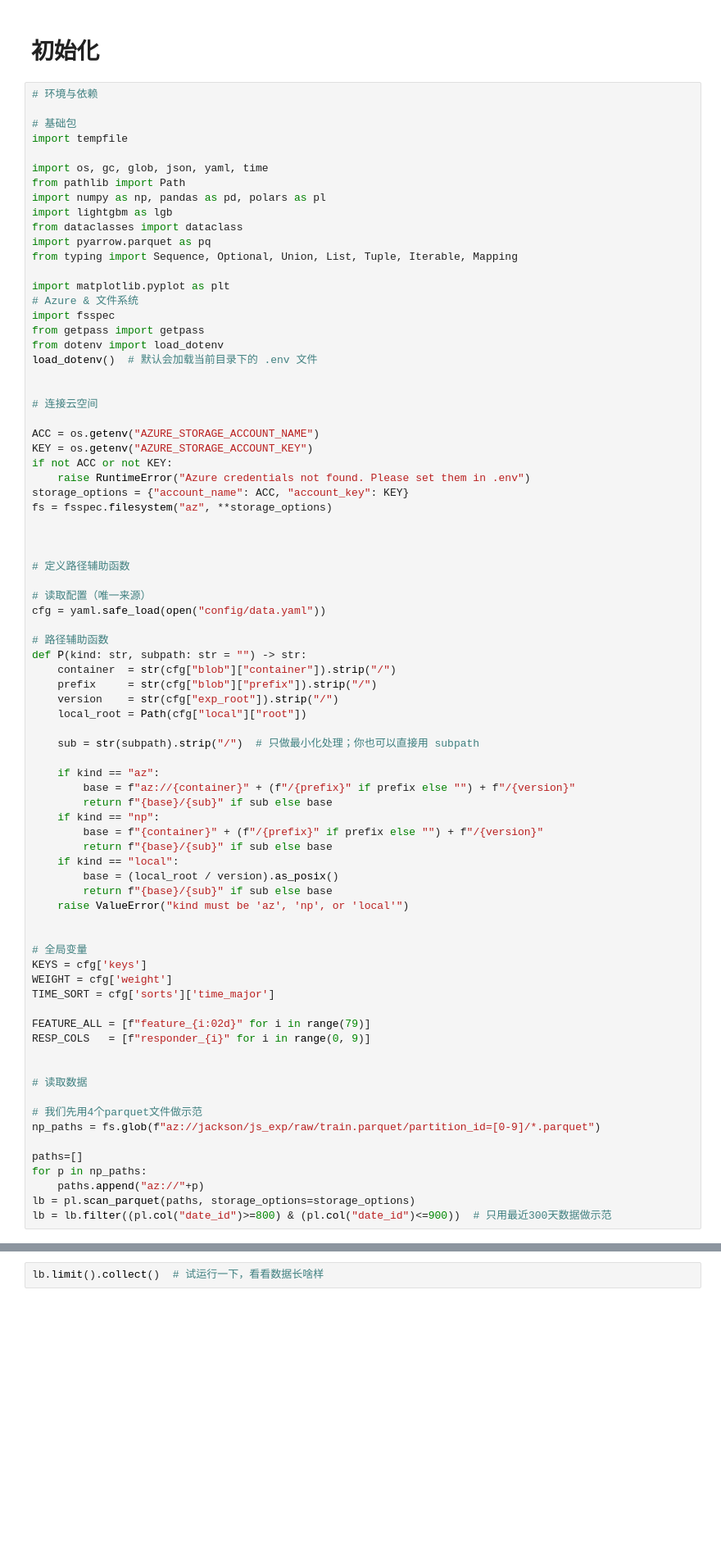
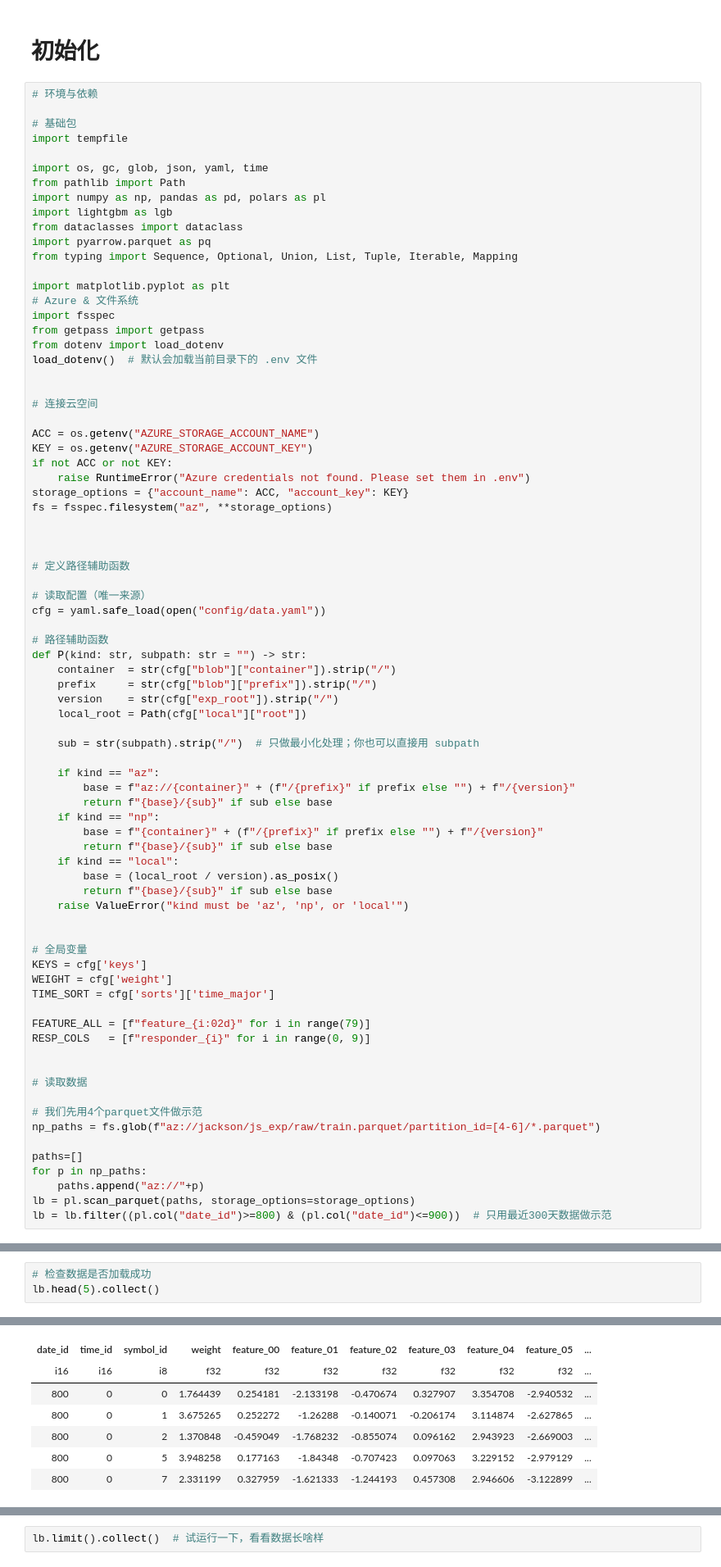
Before and after one commit to Jackson00Han/Jane-Street-Time-Series-Forecasting, a Jupyter notebook: main.ipynb, the cells around one changed output, grey strips where cells are left out. Shown at 82% size. Cells and saved outputs as stored; diff of their text form; blank space fills up the shorter version.

Commit message:
all files donw, ready to train full data

```diff
--- a/main.ipynb
+++ b/main.ipynb
@@ -71,7 +71,7 @@ RESP_COLS   = [f"responder_{i}" for i in range(0, 9)]
 # 读取数据
 
 # 我们先用4个parquet文件做示范
-np_paths = fs.glob(f"az://jackson/js_exp/raw/train.parquet/partition_id=[0-9]/*.parquet")
+np_paths = fs.glob(f"az://jackson/js_exp/raw/train.parquet/partition_id=[4-6]/*.parquet")
 
 paths=[]
 for p in np_paths:
@@ -85,0 +81,4 @@ good
+# %%
+# 检查数据是否加载成功
+lb.head(5).collect()
+# %% [output]
@@ -86,3 +86,10 @@ good
+| date_id | time_id | symbol_id | weight | feature_00 | feature_01 | feature_02 | feature_03 | feature_04 | feature_05 | ... |
+| i16 | i16 | i8 | f32 | f32 | f32 | f32 | f32 | f32 | f32 | ... |
+| 800 | 0 | 0 | 1.764439 | 0.254181 | -2.133198 | -0.470674 | 0.327907 | 3.354708 | -2.940532 | ... |
+| 800 | 0 | 1 | 3.675265 | 0.252272 | -1.26288 | -0.140071 | -0.206174 | 3.114874 | -2.627865 | ... |
+| 800 | 0 | 2 | 1.370848 | -0.459049 | -1.768232 | -0.855074 | 0.096162 | 2.943923 | -2.669003 | ... |
+| 800 | 0 | 5 | 3.948258 | 0.177163 | -1.84348 | -0.707423 | 0.097063 | 3.229152 | -2.979129 | ... |
+| 800 | 0 | 7 | 2.331199 | 0.327959 | -1.621333 | -1.244193 | 0.457308 | 2.946606 | -3.122899 | ... |
 # %%
 
 
```
Also changed, not shown: parts of 7 cells of this notebook, 12 other files.
